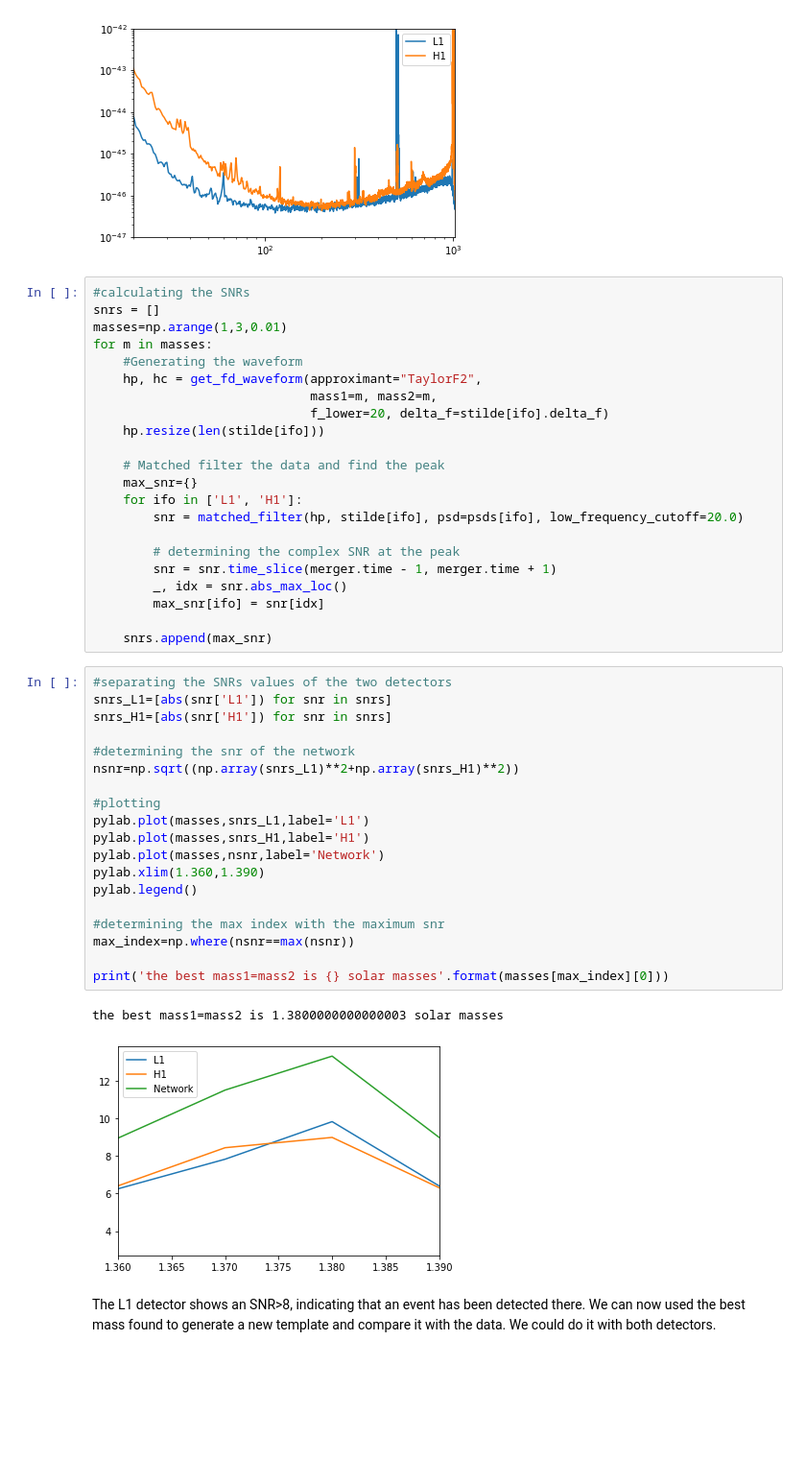
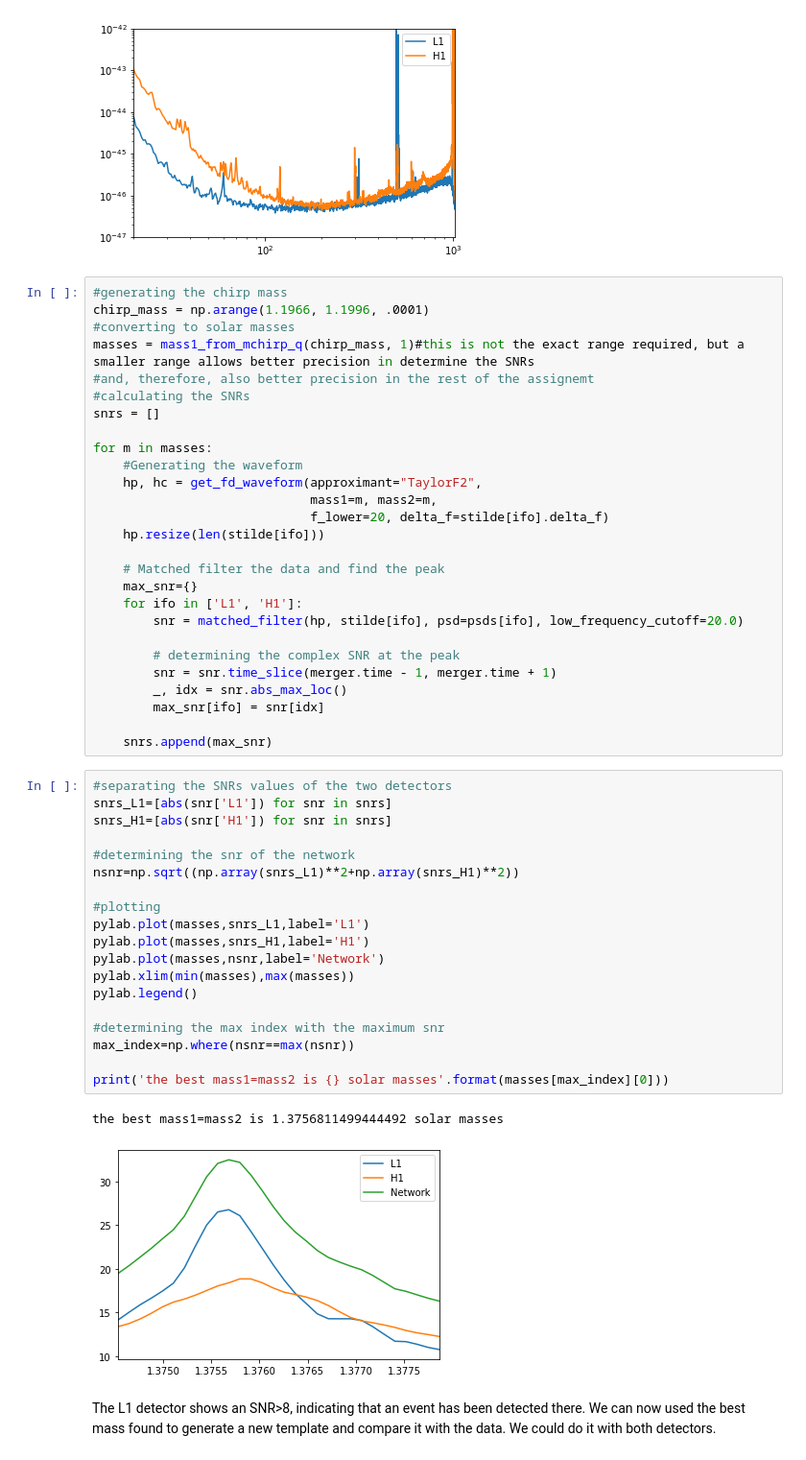
Before and after one commit to tsiligardi/PRA3024-Analysis-of-big-data-in-physics, a Jupyter notebook: GWDA_Ex_1_.ipynb, the cells around one changed output. Shown at 96% size. Drawn from its saved outputs; the diff is of its cells as text; blank space fills up the shorter version.

```diff
--- a/GWDA_Ex_1_.ipynb
+++ b/GWDA_Ex_1_.ipynb
@@ -112,9 +109,14 @@ pylab.legend();
 # %% [output]
 [figure]
 # %%
+#generating the chirp mass
+chirp_mass = np.arange(1.1966, 1.1996, .0001)
+#converting to solar masses
+masses = mass1_from_mchirp_q(chirp_mass, 1)#this is not the exact range required, but a smaller range allows better precision in determine the SNRs
+#and, therefore, also better precision in the rest of the assignemt
 #calculating the SNRs
 snrs = []
-masses=np.arange(1,3,0.01)
+
 for m in masses:
     #Generating the waveform
     hp, hc = get_fd_waveform(approximant="TaylorF2",
@@ -136,25 +138,25 @@ for m in masses:
 # %%
 #separating the SNRs values of the two detectors
 snrs_L1=[abs(snr['L1']) for snr in snrs]
 snrs_H1=[abs(snr['H1']) for snr in snrs]
 
 #determining the snr of the network
 nsnr=np.sqrt((np.array(snrs_L1)**2+np.array(snrs_H1)**2))
 
 #plotting
 pylab.plot(masses,snrs_L1,label='L1')
 pylab.plot(masses,snrs_H1,label='H1')
 pylab.plot(masses,nsnr,label='Network')
-pylab.xlim(1.360,1.390)
+pylab.xlim(min(masses),max(masses))
 pylab.legend()
 
 #determining the max index with the maximum snr
 max_index=np.where(nsnr==max(nsnr))
 
 print('the best mass1=mass2 is {} solar masses'.format(masses[max_index][0]))
 # %% [output]
-the best mass1=mass2 is 1.3800000000000003 solar masses
+the best mass1=mass2 is 1.3756811499444492 solar masses
-[figure, old version]
+[figure, new version]
 # %% [markdown]
 The L1 detector shows an SNR>8, indicating that an event has been detected there. We can now used the best mass found to generate a new template and compare it with the data. We could do it with both detectors.
 # %%
```
Also changed, not shown: parts of 12 cells of this notebook.
